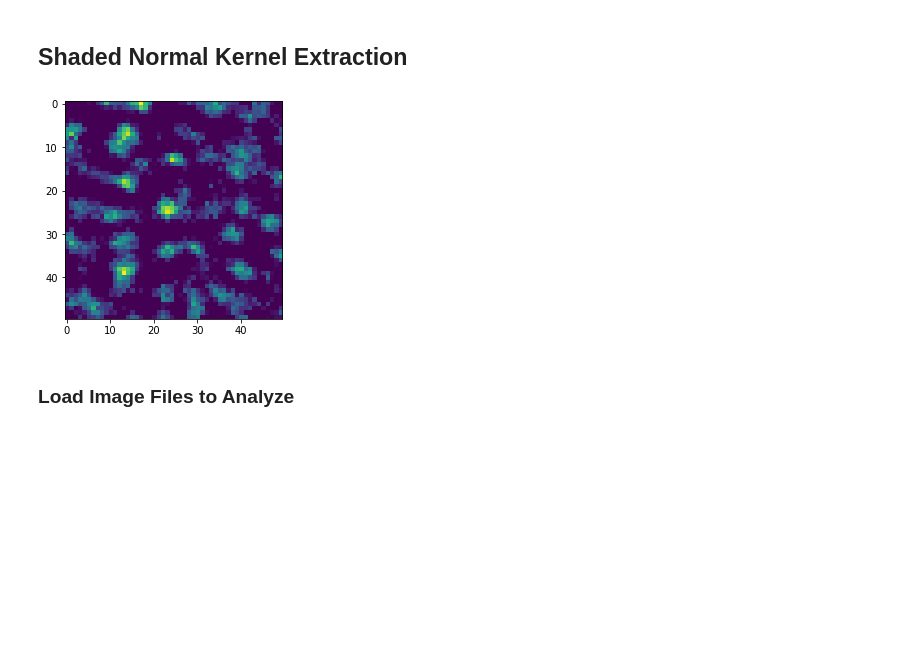
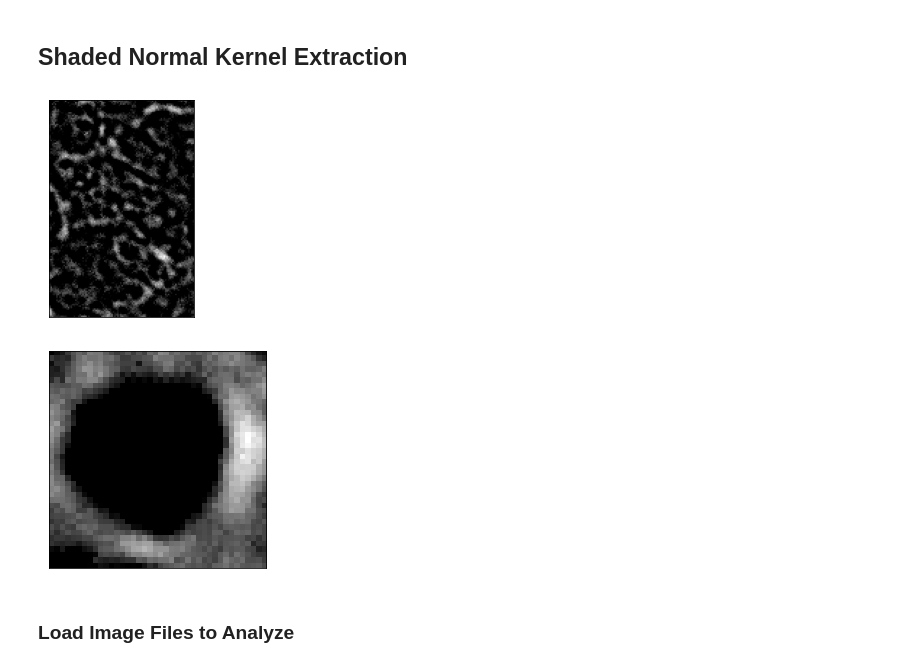
Before and after one commit to YeungRepo/FriendorFoe, a Jupyter notebook: Kernel_Calibration_HighRes.ipynb, the cells around one changed output. Drawn from its saved outputs; the diff is of its cells as text; code cells hidden in the pictures; blank space fills up the shorter version.

```diff
--- a/Kernel_Calibration_HighRes.ipynb
+++ b/Kernel_Calibration_HighRes.ipynb
@@ -184,36 +184,46 @@ if set_kernel:
 
     #sample_kernel = np.array(im_array_gray[340:370,320:350])  #pathogenecity feature
     #sample_kernel = np.array(im_array_gray[190:235,590:630])  # single healthy feature
 
     #sample_kernel = np.array(im_array_gray[240:360,700:820])  # multiple healthy feature
 
     #Define Healthy A549s
     sample_kernel_healthy_A549 = np.array(im_array_gray_A549[425:575,1050:1150])
     sample_kernel_healthy_A549 = (np.mean(sample_kernel_healthy_A549,axis=None)-sample_kernel_healthy_A549)/(np.mean(sample_kernel_healthy_A549,axis=None))
     sample_kernel_healthy_A549[sample_kernel_healthy_A549<0] =0.0;
     mask_sample_kernel_healthy_A549 = sample_kernel_healthy_A549;
     #plt.figure()
     #imshow(mask_sample_kernel_healthy_A549,cmap='gray')
+    plt.figure()
+    imshow(mask_sample_kernel_healthy_A549,cmap='gray')
+    plt.xticks([])
+    plt.yticks([])
+
 
     #Define Bacterial Patches
     sample_kernel_bacterial_patch = np.array(im_array_gray_bacterial_patch[600:650,600:650]) #
     sample_kernel_bacterial_patch = (np.mean(sample_kernel_bacterial_patch,axis=None)-sample_kernel_bacterial_patch)/(np.mean(sample_kernel_bacterial_patch,axis=None))
     sample_kernel_bacterial_patch[sample_kernel_bacterial_patch<0.00] =0.0;
     mask_sample_kernel_bacterial_patch = sample_kernel_bacterial_patch#/np.max(sample_kernel_bacterial_patch);
-    plt.figure()
-    imshow(mask_sample_kernel_bacterial_patch)
+
 
 
 #Unhealthy cells
 if set_kernel:
     sample_kernel_unhealthy_A549 = np.array(im_array_gray_A549_UH[660:700,690:730])
     sample_kernel_unhealthy_A549 = (np.mean(sample_kernel_unhealthy_A549,axis=None)-sample_kernel_unhealthy_A549)/(np.mean(sample_kernel_unhealthy_A549,axis=None))
     sample_kernel_unhealthy_A549[sample_kernel_unhealthy_A549<-0.00] =0.0;
     mask_sample_kernel_unhealthy_A549 = sample_kernel_unhealthy_A549;
     #plt.figure()
     #imshow(mask_sample_kernel_unhealthy_A549)
+
+    plt.figure()
+    imshow(mask_sample_kernel_unhealthy_A549,cmap='gray')
+    plt.xticks([])
+    plt.yticks([])
 # %% [output]
-[figure, old version]
+[figure, new version]
+[figure, added]
 # %%
 plt.figure()
 imshow(np.abs(sample_kernel_healthy_A549),cmap='gray')
```
Also changed, not shown: 8 other files.
